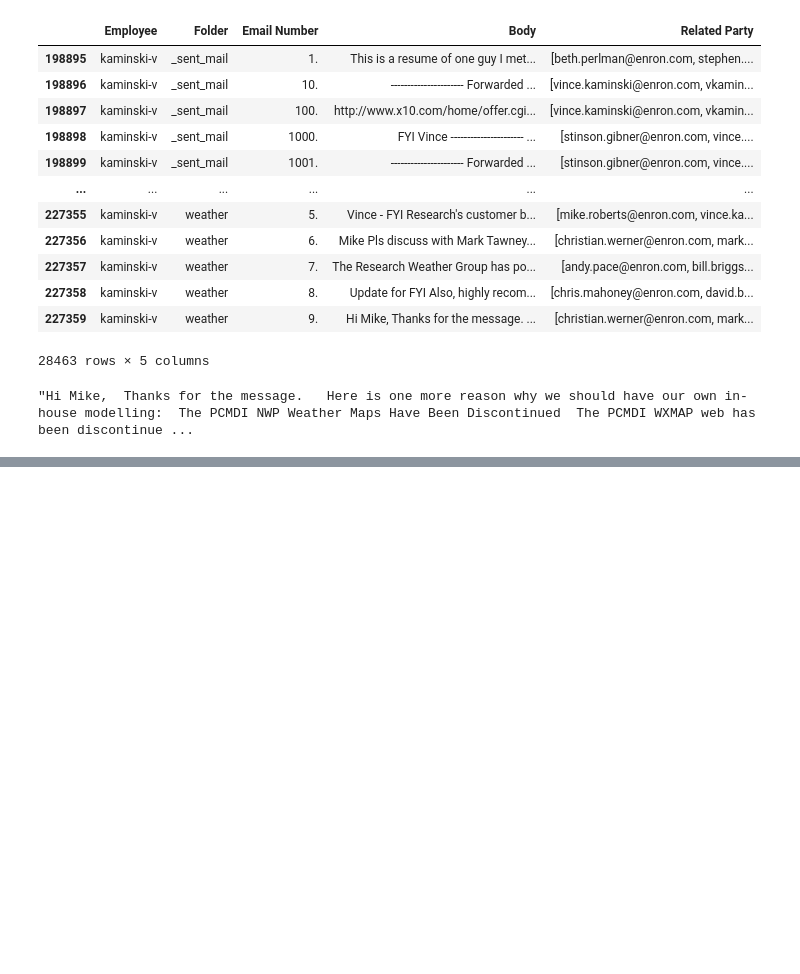
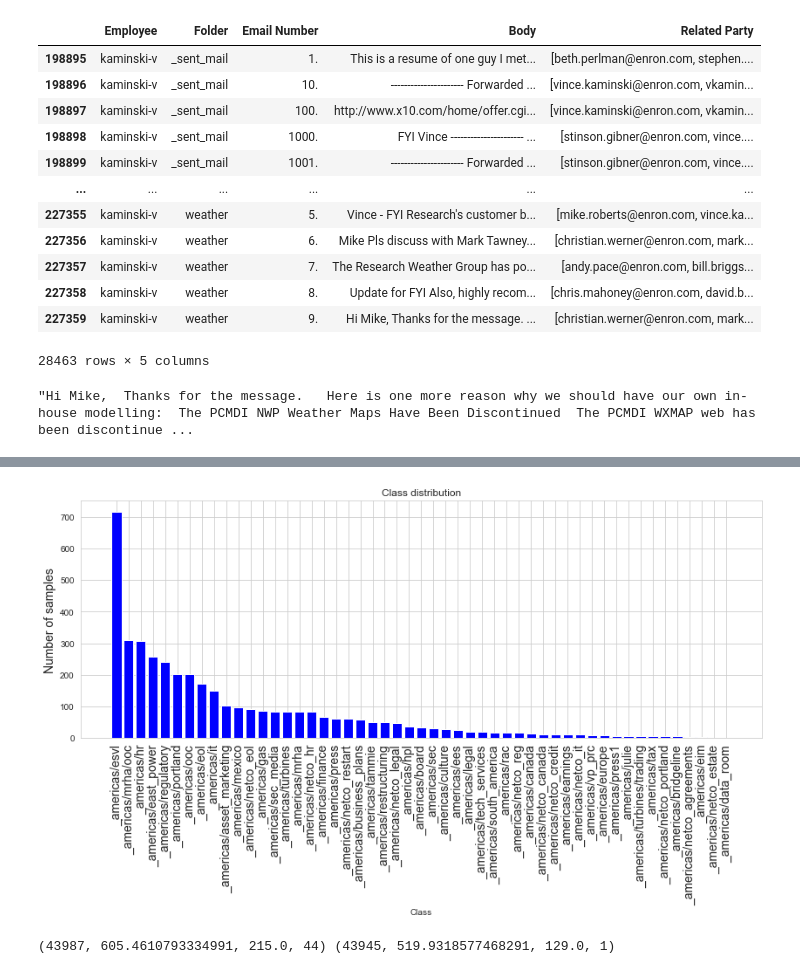
Before and after one commit to rongliprojects/EmailAutoLabeler, a Jupyter notebook: EmailAutoLabeling.ipynb, the cells around one changed output, grey strips where cells are left out. Drawn from its saved outputs; the diff is of its cells as text; code cells hidden in the pictures; blank space fills up the shorter version.

```diff
--- a/EmailAutoLabeling.ipynb
+++ b/EmailAutoLabeling.ipynb
@@ -438,8 +398,8 @@ folder_del = ['all_documents','discussion_threads','_sent_mail','sent','sent_ite
 # %%
 sum=0
 for fd in folder_del:
-    sum=+len(df_emails_cleaned[df_emails_cleaned['Folder']==fd])
-    df_emails_cleaned.drop(df_emails_cleaned[df_emails_cleaned['Folder']==fd].index, axis=0, inplace=True)
+    sum=+len(df_emails[df_emails['Folder']==fd])
+    df_emails.drop(df_emails[df_emails['Folder']==fd].index, axis=0, inplace=True)
 # %%
 sum
 # %% [output]
@@ -606,0 +529,9 @@ kv_labels_id
+# %%
+kitchen_l_email = df_emails[df_emails['Employee']=='kitchen-l']
+# %%
+folder_del = ['inbox/press', 'contacts', 'outbox', 'tasks' ]
+# %%
+sum=0
+for fd in folder_del:
+    sum=+len(kitchen_l_email[kitchen_l_email['Folder']==fd])
+    kitchen_l_email.drop(kitchen_l_email[kitchen_l_email['Folder']==fd].index, axis=0, inplace=True)
@@ -606,0 +615,18 @@ kv_labels_id
+# %%
+count_map = Counter(kitchen_l_email['Folder'])
+num_labels = len(count_map.keys())
+count_df = pd.DataFrame({'folders':list(count_map.keys()),'counts':list(count_map.values())})
+count_df = count_df.sort_values(by='counts', ascending=False)
+idx = np.arange(num_labels)
+plt.figure(figsize=(14,5))
+plt.bar(count_df.folders, count_df.counts, width=0.8, color='b')
+plt.xlabel('Class')
+plt.ylabel('Number of samples', fontsize=14)
+plt.title('Class distribution')
+plt.xticks(
+    rotation=90,
+    fontsize=14,
+)
+plt.show()
+# %% [output]
+[figure, added]
@@ -606,0 +646,6 @@ kv_labels_id
+# %%
+num_words_message = get_num_words_per_sample(kitchen_l_email['message'])
+num_words_body = get_num_words_per_sample(kitchen_l_email['Body'])
+print(num_words_message,num_words_body)
+# %% [output]
+(43987, 605.4610793334991, 215.0, 44) (43945, 519.9318577468291, 129.0, 1)
```
Also changed, not shown: parts of 186 cells of this notebook.
